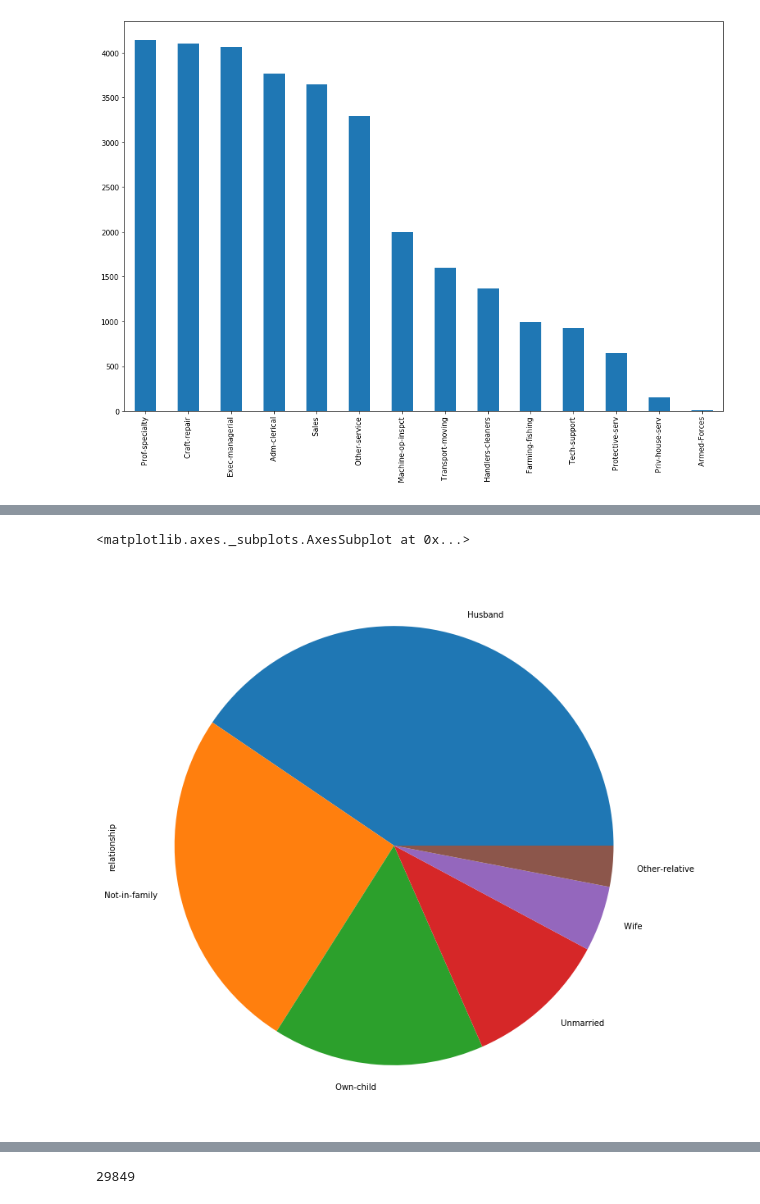
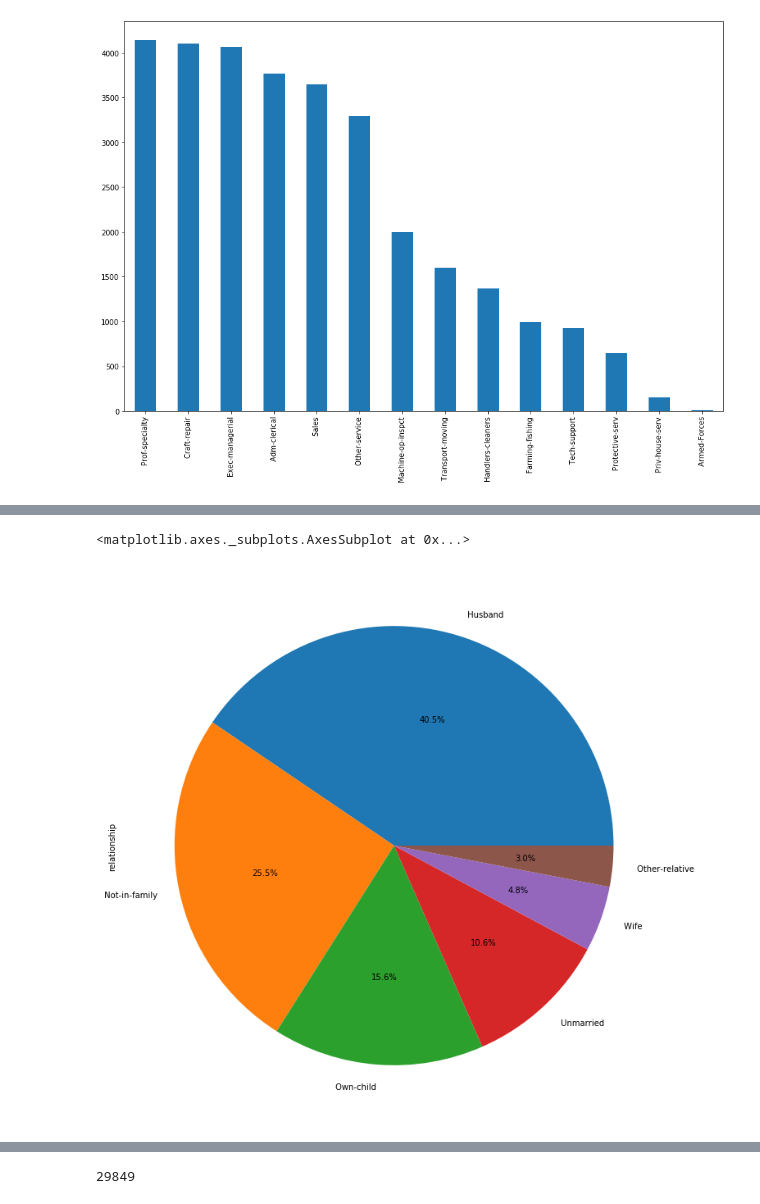
Before and after one commit to chandratop/IDS-Project, a Jupyter notebook: src.ipynb, the cells around one changed output, grey strips where cells are left out. Drawn from its saved outputs; the diff is of its cells as text; code cells hidden in the pictures.

```diff
--- a/src.ipynb
+++ b/src.ipynb
@@ -126,8 +129,8 @@ print(occupation_series)
 Name: occupation, dtype: int64
 # %%
 workclass_series = df['relationship'].value_counts(dropna = True)
-workclass_series.plot(kind = 'pie',figsize = (12,19))
+workclass_series.plot(kind = 'pie',figsize = (12,19), autopct='%.1f%%')
 # %% [output]
 <matplotlib.axes._subplots.AxesSubplot at 0x...>
-[figure, old version]
+[figure, new version]
 # %%
```
Also changed, not shown: parts of 20 cells of this notebook.
